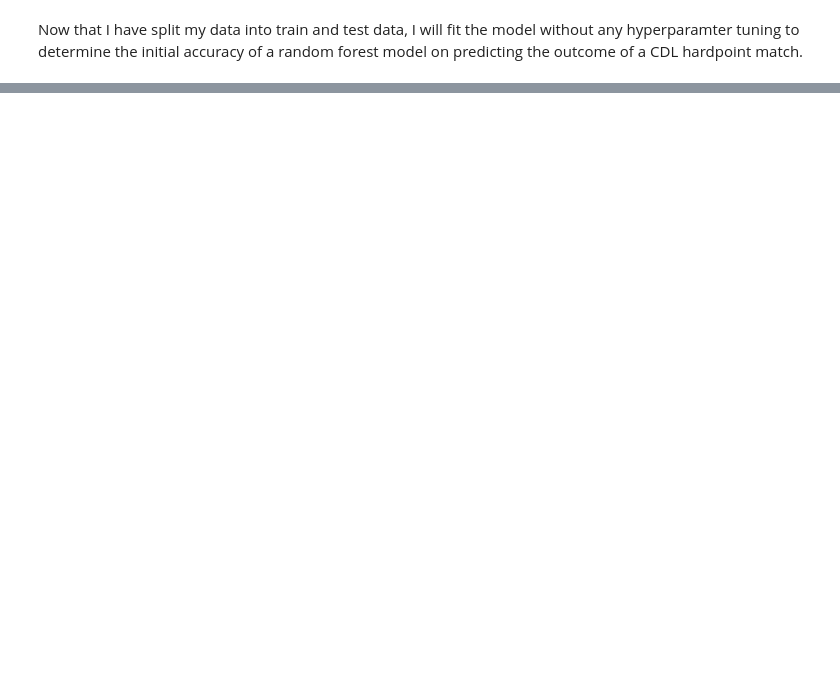
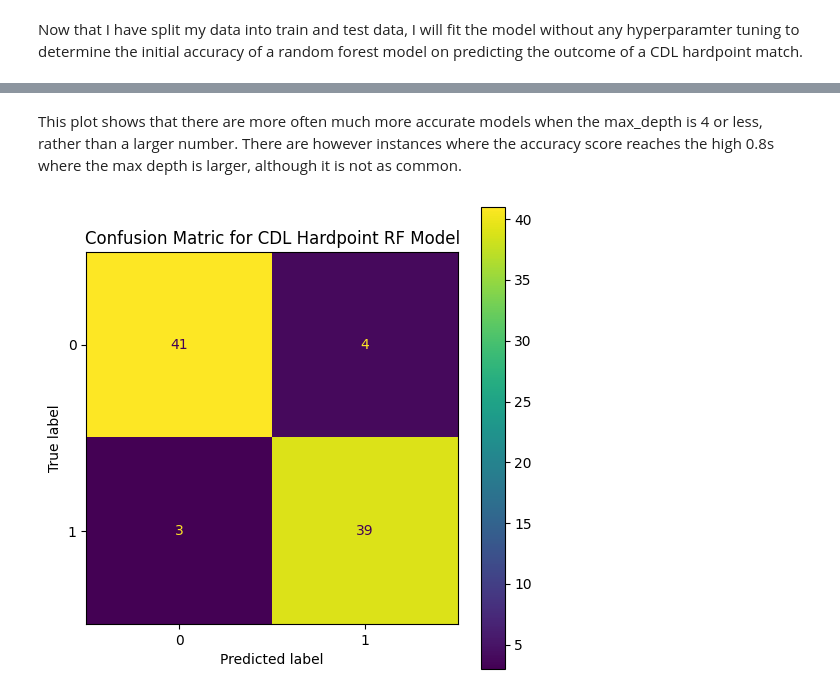
Before and after one commit to charlbbbbb/hardpoint-predict, a Jupyter notebook: main.ipynb, the cells around one changed output, grey strips where cells are left out. Drawn from its saved outputs; the diff is of its cells as text; code cells hidden in the pictures; blank space fills up the shorter version.

```diff
--- a/main.ipynb
+++ b/main.ipynb
@@ -721,0 +776,14 @@ grid_search.best_score_
+# %% [markdown]
+This plot shows that there are more often much more accurate models when the max_depth is 4 or less, rather than a larger number. There are however instances where the accuracy score reaches the high 0.8s where the max depth is larger, although it is not as common.
+# %%
+# Create confusion matrix
+cm = confusion_matrix(testY, y_pred)
+
+# Plot confusion matrix
+fig = plt.figure(figsize=(6, 6))
+ax1 = fig.subplots()
+
+ConfusionMatrixDisplay(cm).plot(ax=ax1);
+ax1.set_title("Confusion Matric for CDL Hardpoint RF Model");
+# %% [output]
+[figure, added]
```
Also changed, not shown: parts of 20 cells of this notebook.
